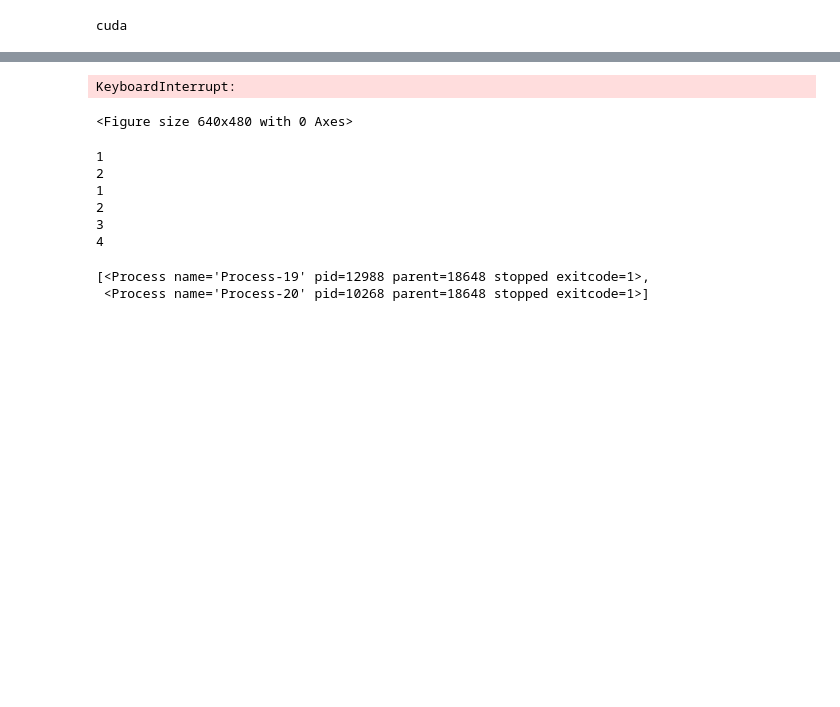
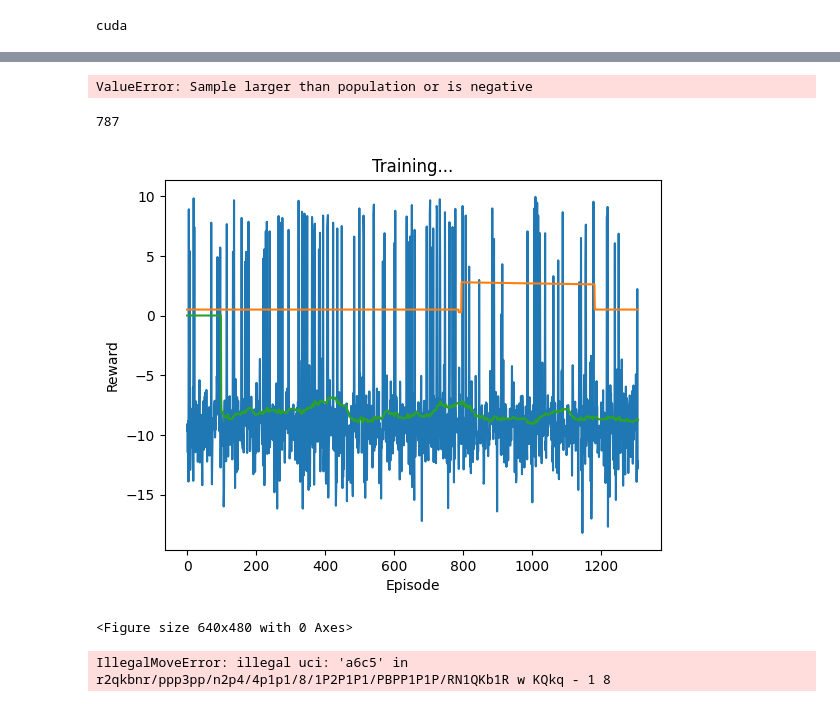
Before and after one commit to SabaGuledani/ChessBot, a Jupyter notebook: ChessRLModel.ipynb, the cells around one changed output, grey strips where cells are left out. Drawn from its saved outputs; the diff is of its cells as text; code cells hidden in the pictures; blank space fills up the shorter version.

```diff
--- a/ChessRLModel.ipynb
+++ b/ChessRLModel.ipynb
@@ -92,7 +92,7 @@ class ChessBoardEnv():
             'Q':9
         }
         self.board = chess.Board()
-        self.n_observations = 64
+        # self.n_observations = 64
         self.action_space = get_positions()
 
     def get_legal_moves(self)->np.array:
@@ -404,6 +383,12 @@ def plot_durations(show_result=False):
 # print(action)
 # print(action.shape)
 # # observation, reward, terminated, truncated = env.step(action)
+transitions = memory.sample(BATCH_SIZE)
+batch = Transition(*zip(*transitions))
+len(batch[0][0])
+print(batch.state[0].shape)
+# %% [output]
+ValueError: Sample larger than population or is negative
 # %%
 def optimize_model():
     if len(memory) < BATCH_SIZE:
@@ -436,6 +421,13 @@ def optimize_model():
 
     torch.nn.utils.clip_grad_value_(policy_net.parameters(), 100)
     optimizer.step()
+# %%
+# reward_array = []
+len(reward_array)
+# %% [output]
+787
+# %%
+random_factor_array = [0.5] * 787
 # %%
 
 if torch.cuda.is_available():
@@ -444,20 +436,21 @@ else:
     num_episodes = 25
 # last_moves = []
 # Load saved weights
+def load_weights():
+    loaded_model_state = torch.load("model_weights.pth")
 
-loaded_model_state = torch.load("model_weights.pth")
-
-# Load weights into model
-policy_net.load_state_dict(loaded_model_state['policy_net'])
-target_net.load_state_dict(loaded_model_state['target_net'])
+    # Load weights into model
+    policy_net.load_state_dict(loaded_model_state['policy_net'])
+    target_net.load_state_dict(loaded_model_state['target_net'])
+ # list of chances of random move
 
 env = ChessBoardEnv()
 for i_episode in range(num_episodes):
     # Initialize the environment and get its state
     env.reset()
     state = env.state()
-    state = torch.tensor(state, dtype=torch.float32, device=device).unsqueeze(0)
-
+    state = torch.tensor(state, dtype=torch.float32, device=device).unsqueeze(0).unsqueeze(0)
+    cum_reward = 0.0
 
     for t in count():
         action = select_action(state,env.board,env)
@@ -466,56 +459,58 @@ for i_episode in range(num_episodes):
         # print(env.board)
         observation, reward, terminated, truncated = env.step(action.item())
         # print(reward)
+        cum_reward += reward
         reward = torch.tensor([reward], device=device)
+
         done = terminated or truncated
         # print("done:",done)
         if terminated:
             next_state = None
         else:
-            next_state = torch.tensor(observation, dtype=torch.float32, device=device).unsqueeze(0)
+            next_state = torch.tensor(observation, dtype=torch.float32, device=device).unsqueeze(0).unsqueeze(0)
 
         # Store the transition in memory
         memory.push(state, action, next_state, reward)
 
         # Move to the next state
         state = next_state
         try:
         # Perform one step of the optimization (on the policy network)
             optimize_model()
         except:
             raise Exception("problem with optimizing")
         # Soft update of the target network's weights
         # θ′ ← τ θ + (1 −τ )θ′
         target_net_state_dict = target_net.state_dict()
         policy_net_state_dict = policy_net.state_dict()
         for key in policy_net_state_dict:
             target_net_state_dict[key] = policy_net_state_dict[key]*TAU + target_net_state_dict[key]*(1-TAU)
         target_net.load_state_dict(target_net_state_dict)
 
         if done:
-            episode_durations.append(t + 1)
-            plot_durations()
+            reward_array.append(cum_reward)
+            random_factor = EPS_END + (EPS_START - EPS_END) * \
+                    math.exp(-1. * (steps_done/2000) / EPS_DECAY)
+            random_factor_array.append(random_factor * 10)
+            plot_durations(reward_array,random_factor_array)
             break
-    if i_episode % 25 == 0:
+
+
+    if i_episode % 50 == 0:
         save_weights()
 print('Complete')
-plot_durations(show_result=True)
-plt.ioff()
-plt.show()
+# plot_durations(True)
+# plt.ioff()
+# plt.show()
 # %% [output]
+[figure, added]
-KeyboardInterrupt:
+<Figure size 640x480 with 0 Axes>
-<Figure size 640x480 with 0 Axes>
 # %%
+save_weights()
-# %% [output]
-1
-2
-1
-2
-3
-4
-# %%
-processes
-# %% [output]
-[<Process name='Process-19' pid=12988 parent=18648 stopped exitcode=1>,
- <Process name='Process-20' pid=10268 parent=18648 stopped exitcode=1>]
+# %%
+env.board.pop()
+env.board.push_uci('a6c5')
+env.board
+# %% [output]
+IllegalMoveError: illegal uci: 'a6c5' in r2qkbnr/ppp3pp/n2p4/4p1p1/8/1P2P1P1/PBPP1P1P/RN1QKb1R w KQkq - 1 8
 # %%
```
Also changed, not shown: parts of 21 cells of this notebook, 1 other file.
